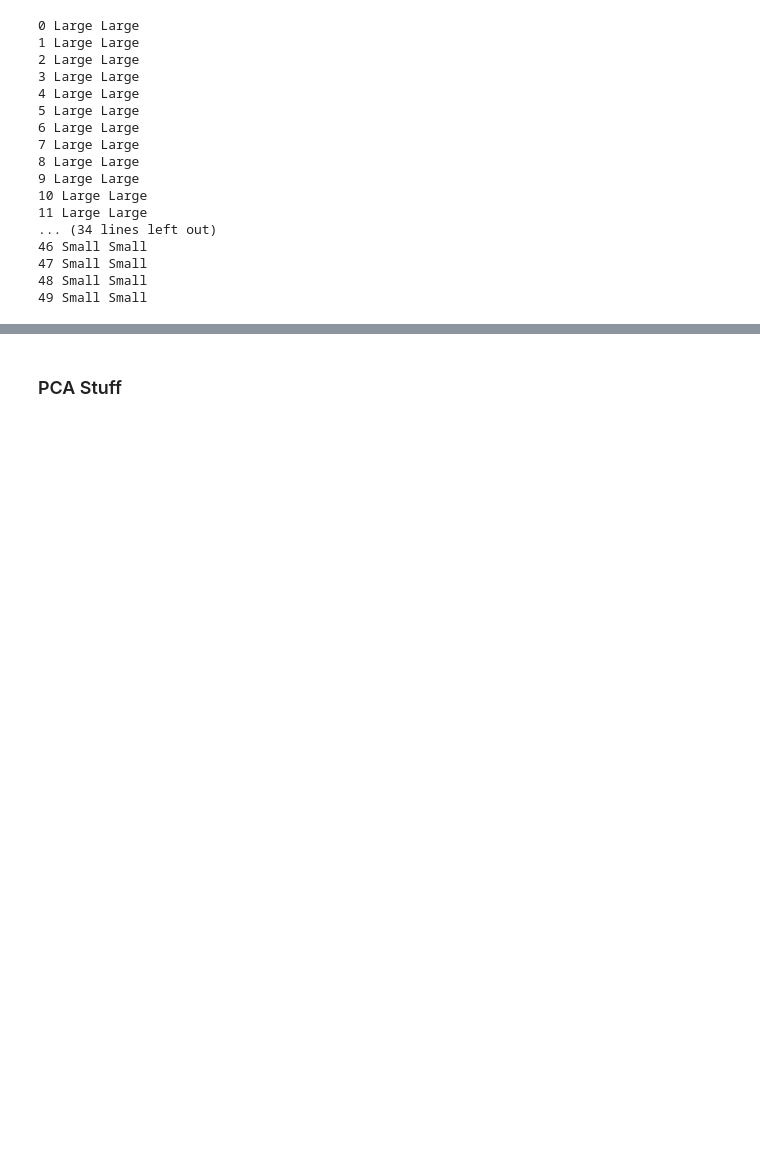
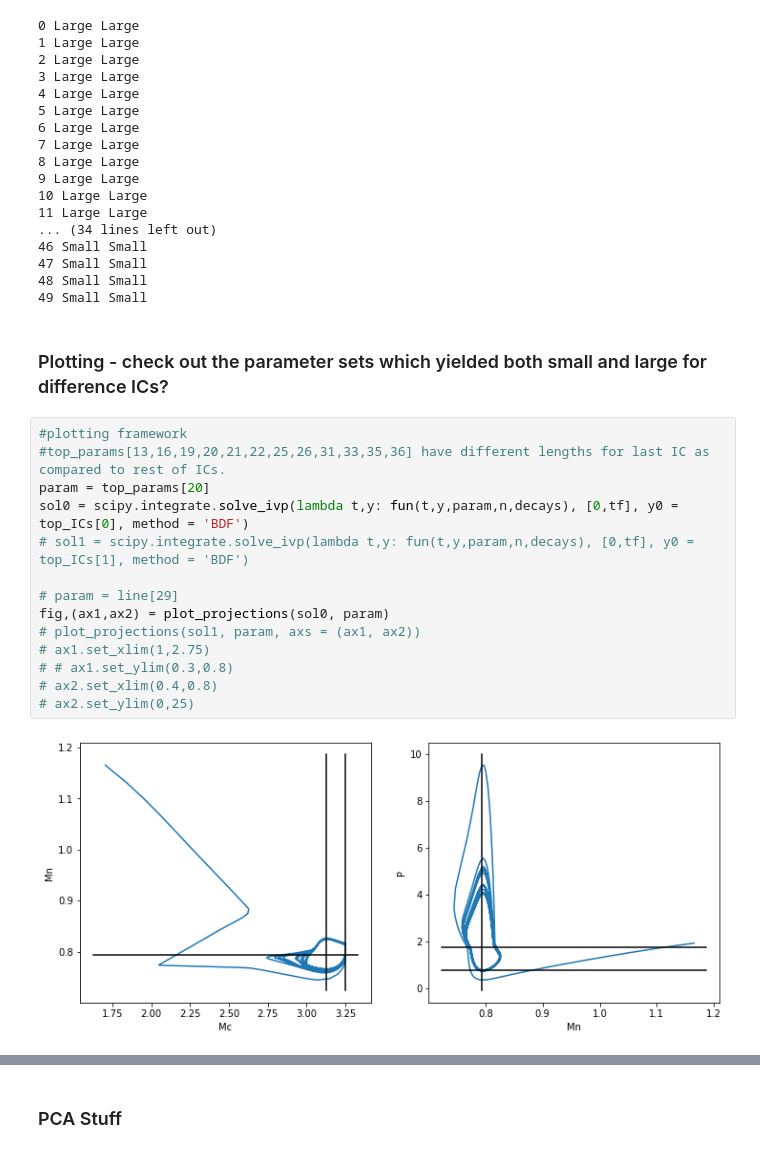
Before and after one commit to will-duncan/p53mdm2, a Jupyter notebook: P1TBWodes.ipynb, the cells around one changed output, grey strips where cells are left out. Drawn from its saved outputs; the diff is of its cells as text; blank space fills up the shorter version.

```diff
--- a/P1TBWodes.ipynb
+++ b/P1TBWodes.ipynb
@@ -229,4 +349,22 @@ for i in range(len(sizes)):
 47 Small Small
 48 Small Small
 49 Small Small
+# %% [markdown]
+### Plotting - check out the parameter sets which yielded both small and large for difference ICs?
+# %%
+#plotting framework
+#top_params[13,16,19,20,21,22,25,26,31,33,35,36] have different lengths for last IC as compared to rest of ICs.
+param = top_params[20]
+sol0 = scipy.integrate.solve_ivp(lambda t,y: fun(t,y,param,n,decays), [0,tf], y0 = top_ICs[0], method = 'BDF')
+# sol1 = scipy.integrate.solve_ivp(lambda t,y: fun(t,y,param,n,decays), [0,tf], y0 = top_ICs[1], method = 'BDF')
+
+# param = line[29]
+fig,(ax1,ax2) = plot_projections(sol0, param)
+# plot_projections(sol1, param, axs = (ax1, ax2))
+# ax1.set_xlim(1,2.75)
+# # ax1.set_ylim(0.3,0.8)
+# ax2.set_xlim(0.4,0.8)
+# ax2.set_ylim(0,25)
+# %% [output]
+[figure, added]
 # %%
```
Also changed, not shown: parts of 23 cells of this notebook, 6 other files.
